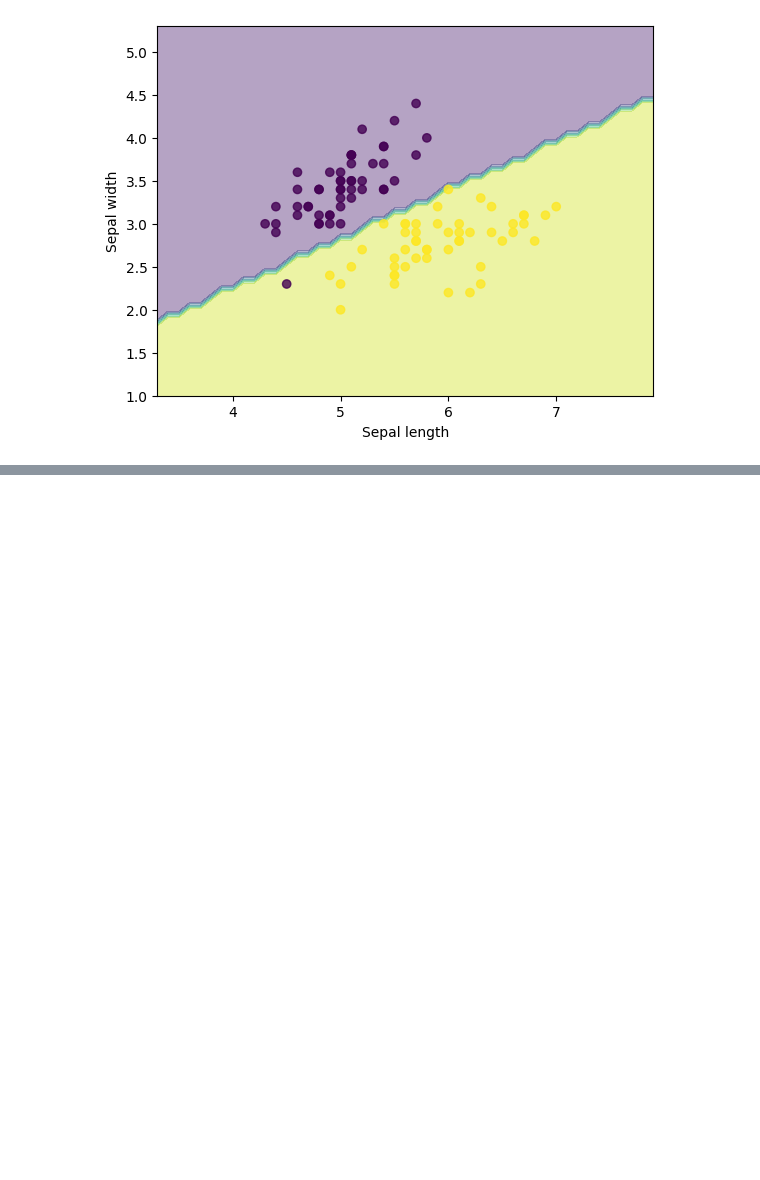
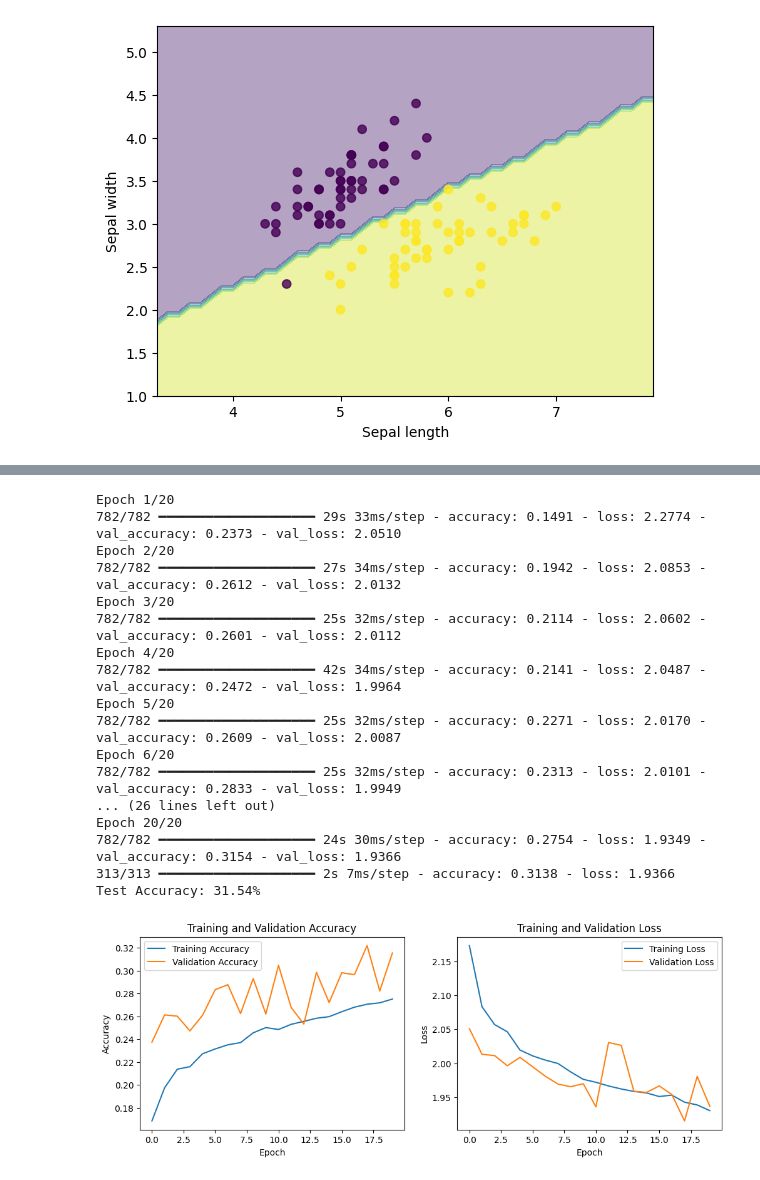
Before and after one commit to vishalbandaru02/Newpythonbot, a Jupyter notebook: Untitled11.ipynb, the cells around one changed output, grey strips where cells are left out. Cells and saved outputs as stored; diff of their text form; code cells hidden in the pictures; blank space fills up the shorter version.

```diff
--- a/Untitled11.ipynb
+++ b/Untitled11.ipynb
@@ -182,0 +220,62 @@ Iteration: 99 Cost: 2
+# %%
+import tensorflow as tf
+from tensorflow.keras.models import Sequential
+from tensorflow.keras.layers import Dense, Flatten, Dropout
+from tensorflow.keras.datasets import cifar10
+from tensorflow.keras.utils import to_categorical
+import numpy as np
+import matplotlib.pyplot as plt
+
+(x_train, y_train), (x_test, y_test) = cifar10.load_data()
+x_train, x_test = x_train / 255.0, x_test / 255.0
+x_train_flattened = x_train.reshape(x_train.shape[0], -1)
+x_test_flattened = x_test.reshape(x_test.shape[0], -1)
+y_train = to_categorical(y_train, 10)
+y_test = to_categorical(y_test, 10)
+
+model = Sequential([
+    Dense(512, activation='relu', input_shape=(32*32*3,)),
+    Dropout(0.5),
+    Dense(256, activation='relu'),
+    Dropout(0.5),
+    Dense(128, activation='relu'),
+    Dense(10, activation='softmax')
+])
+model.compile(optimizer='adam', loss='categorical_crossentropy', metrics=['accuracy'])
+
+history = model.fit(x_train_flattened, y_train, epochs=20, batch_size=64,
+                    validation_data=(x_test_flattened, y_test))
+
+test_loss, test_accuracy = model.evaluate(x_test_flattened, y_test)
+print(f'Test Accuracy: {test_accuracy * 100:.2f}%')
+
+plt.figure(figsize=(12, 4))
+plt.subplot(1, 2, 1)
+plt.plot(history.history['accuracy'], label='Training Accuracy')
+plt.plot(history.history['val_accuracy'], label='Validation Accuracy')
+plt.xlabel('Epoch')
+plt.ylabel('Accuracy')
+plt.legend()
+plt.title('Training and Validation Accuracy')
+plt.subplot(1, 2, 2)
+plt.plot(history.history['loss'], label='Training Loss')
+plt.plot(history.history['val_loss'], label='Validation Loss')
+plt.xlabel('Epoch')
+plt.ylabel('Loss')
+plt.legend()
+plt.title('Training and Validation Loss')
+plt.show()
+
+def predict_image(img, model, class_labels):
+    img = img / 255.0
+    img_flattened = img.reshape(1, -1)
+    prediction = model.predict(img_flattened)
+    predicted_class = np.argmax(prediction, axis=1)
+    return class_labels[predicted_class[0]]
+
+class_labels = {i: label for i, label in enumerate(['airplane', 'automobile', 'bird', 'cat', 'deer', 'dog',
+                                                   'frog', 'horse', 'ship', 'truck'])}
+img = x_test[0]
+predicted_label = predict_image(img, model, class_labels)
+print(f'Predicted Label: {predicted_label}')
+# %% [output]
@@ -182,0 +284,18 @@ Iteration: 99 Cost: 2
+Epoch 1/20
+782/782 ━━━━━━━━━━━━━━━━━━━━ 29s 33ms/step - accuracy: 0.1491 - loss: 2.2774 - val_accuracy: 0.2373 - val_loss: 2.0510
+Epoch 2/20
+782/782 ━━━━━━━━━━━━━━━━━━━━ 27s 34ms/step - accuracy: 0.1942 - loss: 2.0853 - val_accuracy: 0.2612 - val_loss: 2.0132
+Epoch 3/20
+782/782 ━━━━━━━━━━━━━━━━━━━━ 25s 32ms/step - accuracy: 0.2114 - loss: 2.0602 - val_accuracy: 0.2601 - val_loss: 2.0112
+Epoch 4/20
+782/782 ━━━━━━━━━━━━━━━━━━━━ 42s 34ms/step - accuracy: 0.2141 - loss: 2.0487 - val_accuracy: 0.2472 - val_loss: 1.9964
+Epoch 5/20
+782/782 ━━━━━━━━━━━━━━━━━━━━ 25s 32ms/step - accuracy: 0.2271 - loss: 2.0170 - val_accuracy: 0.2609 - val_loss: 2.0087
+Epoch 6/20
+782/782 ━━━━━━━━━━━━━━━━━━━━ 25s 32ms/step - accuracy: 0.2313 - loss: 2.0101 - val_accuracy: 0.2833 - val_loss: 1.9949
+... (26 lines left out)
+Epoch 20/20
+782/782 ━━━━━━━━━━━━━━━━━━━━ 24s 30ms/step - accuracy: 0.2754 - loss: 1.9349 - val_accuracy: 0.3154 - val_loss: 1.9366
+313/313 ━━━━━━━━━━━━━━━━━━━━ 2s 7ms/step - accuracy: 0.3138 - loss: 1.9366
+Test Accuracy: 31.54%
+[figure, added]
```
Also changed, not shown: parts of 8 cells of this notebook.
